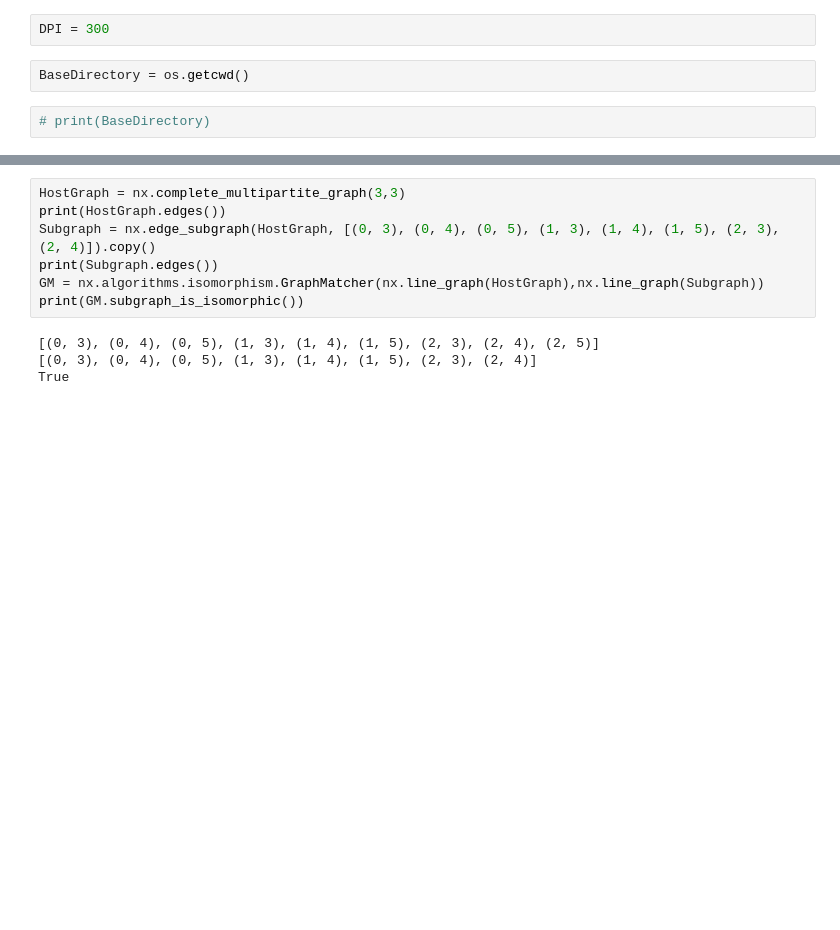
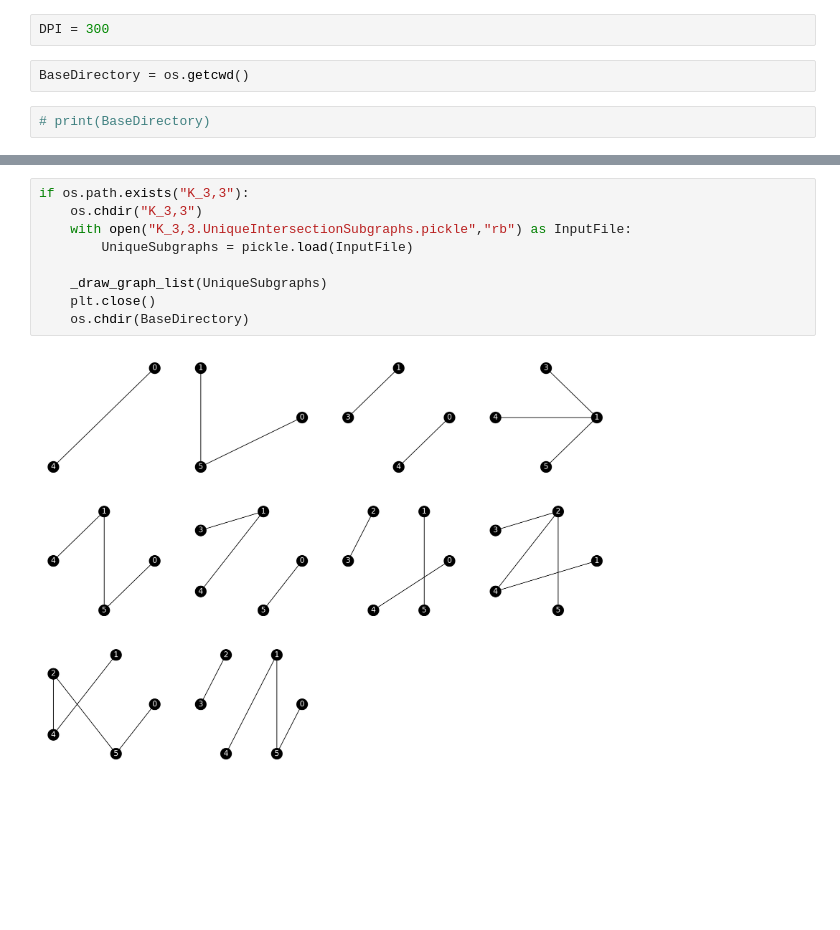
Before and after one commit to JibJibFlutterhousen/Down-Arrow-Ramsey-Sets, a Jupyter notebook: Down Arrow Ramsey Sets Of Complete Bipartite Graphs.ipynb, the cells around one changed output, grey strips where cells are left out. Saved outputs shown, nothing was run; the diff lists cells and outputs as text; blank space fills up the shorter version.

```diff
--- a/Down Arrow Ramsey Sets Of Complete Bipartite Graphs.ipynb
+++ b/Down Arrow Ramsey Sets Of Complete Bipartite Graphs.ipynb
@@ -171,12 +263,12 @@ for FileName in os.listdir(BaseDirectory):
 Inspecting K_3,3
-# %%
-HostGraph = nx.complete_multipartite_graph(3,3)
-print(HostGraph.edges())
-Subgraph = nx.edge_subgraph(HostGraph, [(0, 3), (0, 4), (0, 5), (1, 3), (1, 4), (1, 5), (2, 3), (2, 4)]).copy()
-print(Subgraph.edges())
-GM = nx.algorithms.isomorphism.GraphMatcher(nx.line_graph(HostGraph),nx.line_graph(Subgraph))
-print(GM.subgraph_is_isomorphic())
-# %% [output]
-[(0, 3), (0, 4), (0, 5), (1, 3), (1, 4), (1, 5), (2, 3), (2, 4), (2, 5)]
-[(0, 3), (0, 4), (0, 5), (1, 3), (1, 4), (1, 5), (2, 3), (2, 4)]
-True
+# %%
+if os.path.exists("K_3,3"):
+    os.chdir("K_3,3")
+    with open("K_3,3.UniqueIntersectionSubgraphs.pickle","rb") as InputFile:
+        UniqueSubgraphs = pickle.load(InputFile)
+
+    _draw_graph_list(UniqueSubgraphs)
+    plt.close()
+    os.chdir(BaseDirectory)
+# %% [output]
+[figure, added]
```
Also changed, not shown: parts of 9 cells of this notebook.
